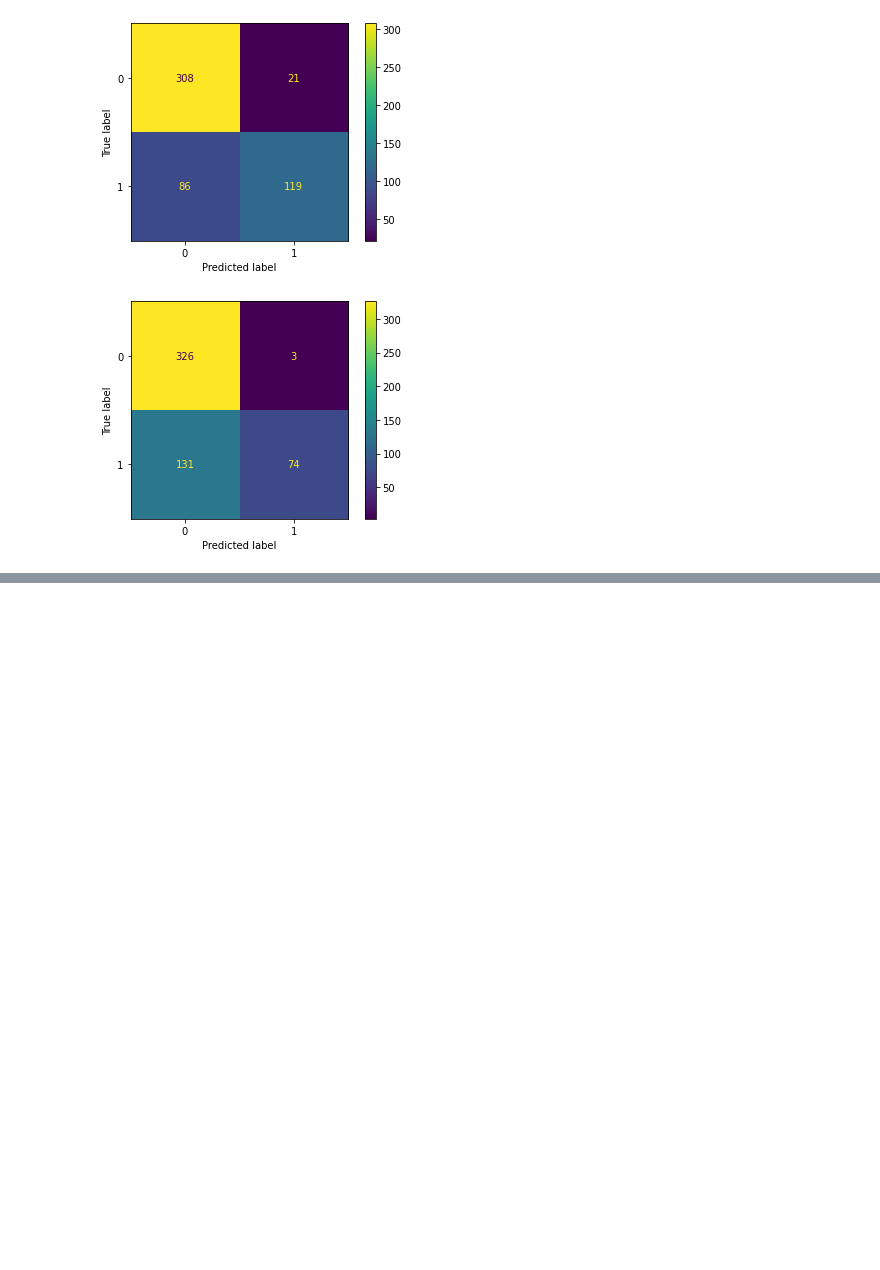
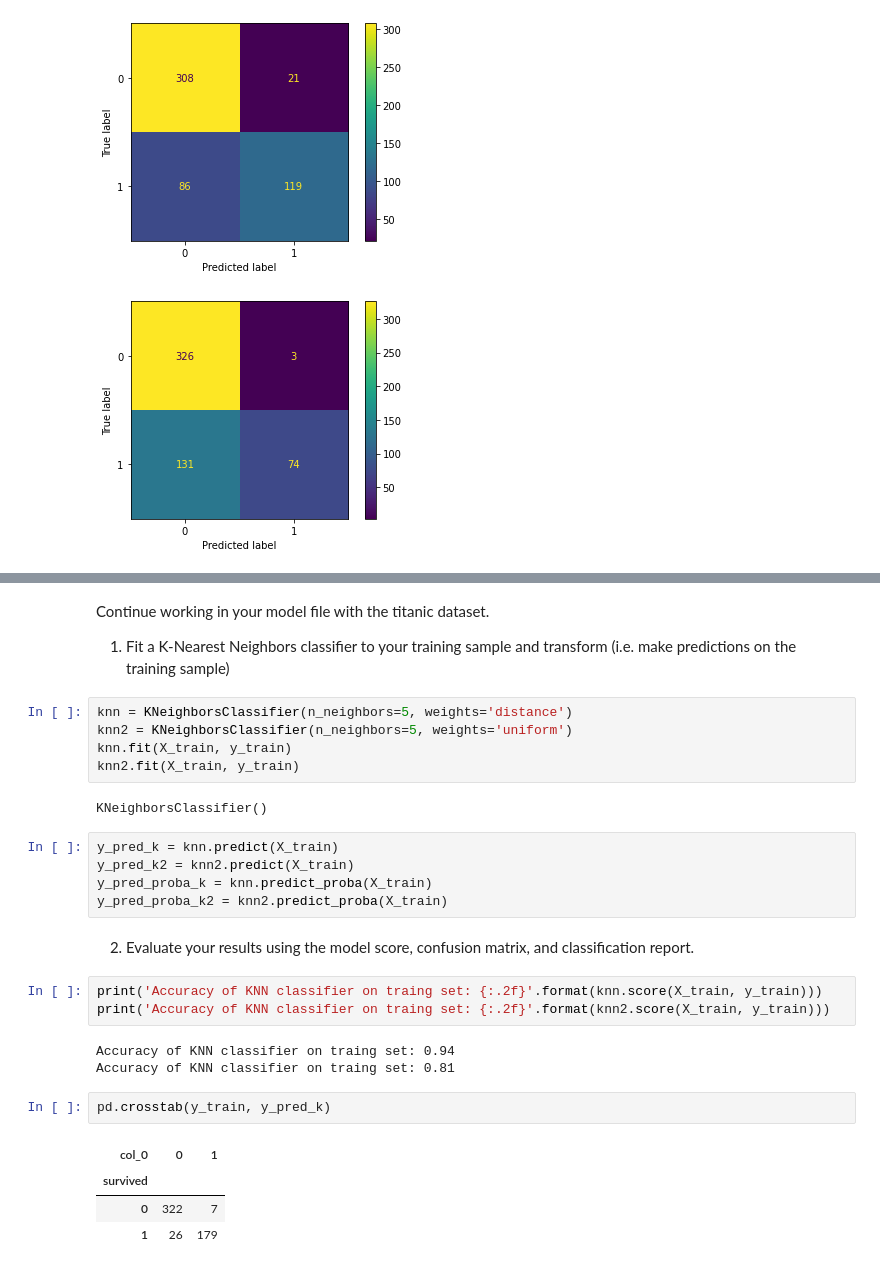
Before and after one commit to JenniferMLewis/classification-exercises, a Jupyter notebook: model.ipynb, the cells around one changed output, grey strips where cells are left out. Drawn from its saved outputs; the diff is of its cells as text; blank space fills up the shorter version.

Commit message:
Added KNN to model.ipynb

```diff
--- a/model.ipynb
+++ b/model.ipynb
@@ -584,0 +588,31 @@ plt.show()
+# %% [markdown]
+Continue working in your model file with the titanic dataset.
+
+1. Fit a K-Nearest Neighbors classifier to your training sample and transform (i.e. make predictions on the training sample)
+# %%
+knn = KNeighborsClassifier(n_neighbors=5, weights='distance')
+knn2 = KNeighborsClassifier(n_neighbors=5, weights='uniform')
+knn.fit(X_train, y_train)
+knn2.fit(X_train, y_train)
+# %% [output]
+KNeighborsClassifier()
+# %%
+y_pred_k = knn.predict(X_train)
+y_pred_k2 = knn2.predict(X_train)
+y_pred_proba_k = knn.predict_proba(X_train)
+y_pred_proba_k2 = knn2.predict_proba(X_train)
+# %% [markdown]
+2. Evaluate your results using the model score, confusion matrix, and classification report.
+# %%
+print('Accuracy of KNN classifier on traing set: {:.2f}'.format(knn.score(X_train, y_train)))
+print('Accuracy of KNN classifier on traing set: {:.2f}'.format(knn2.score(X_train, y_train)))
+# %% [output]
+Accuracy of KNN classifier on traing set: 0.94
+Accuracy of KNN classifier on traing set: 0.81
+# %%
+pd.crosstab(y_train, y_pred_k)
+# %% [output]
+| col_0 | 0 | 1 |
+| survived |  |  |
+| 0 | 322 | 7 |
+| 1 | 26 | 179 |
```
Also changed, not shown: parts of 30 cells of this notebook.
